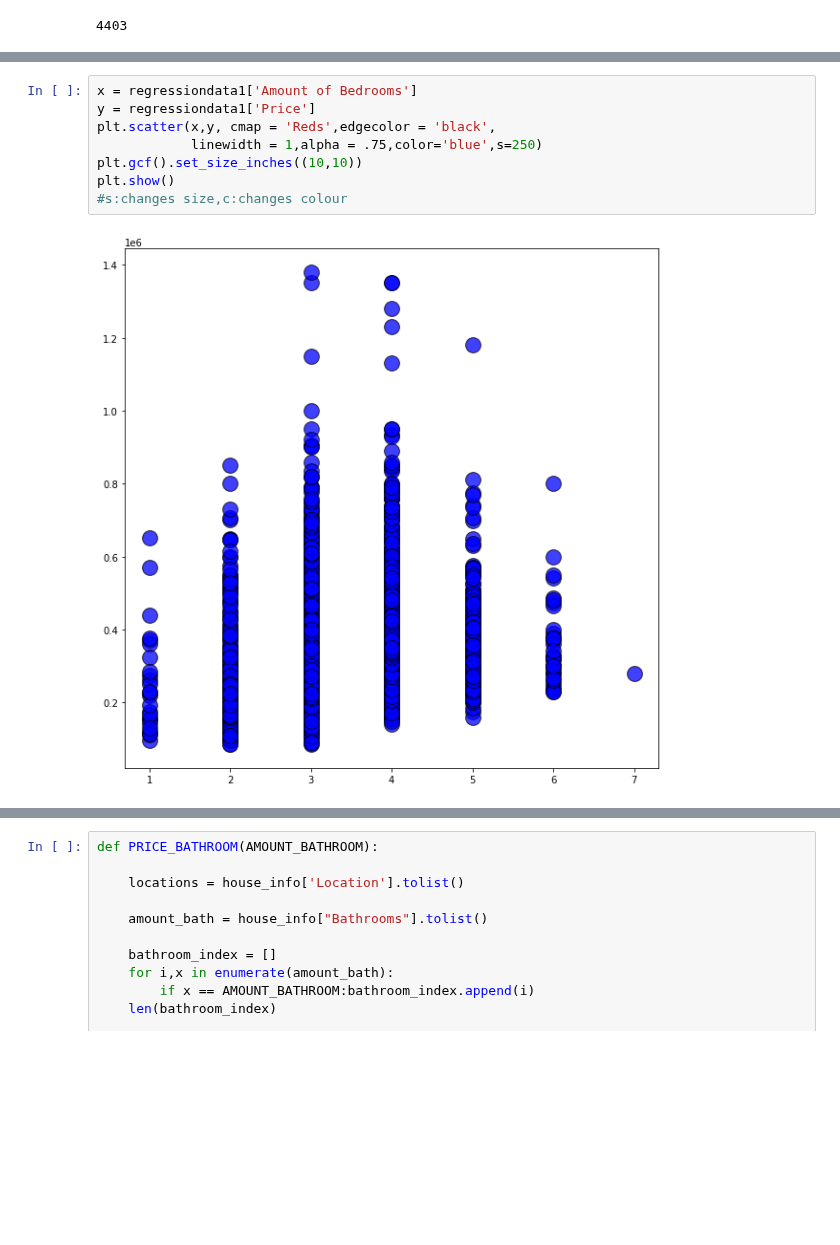
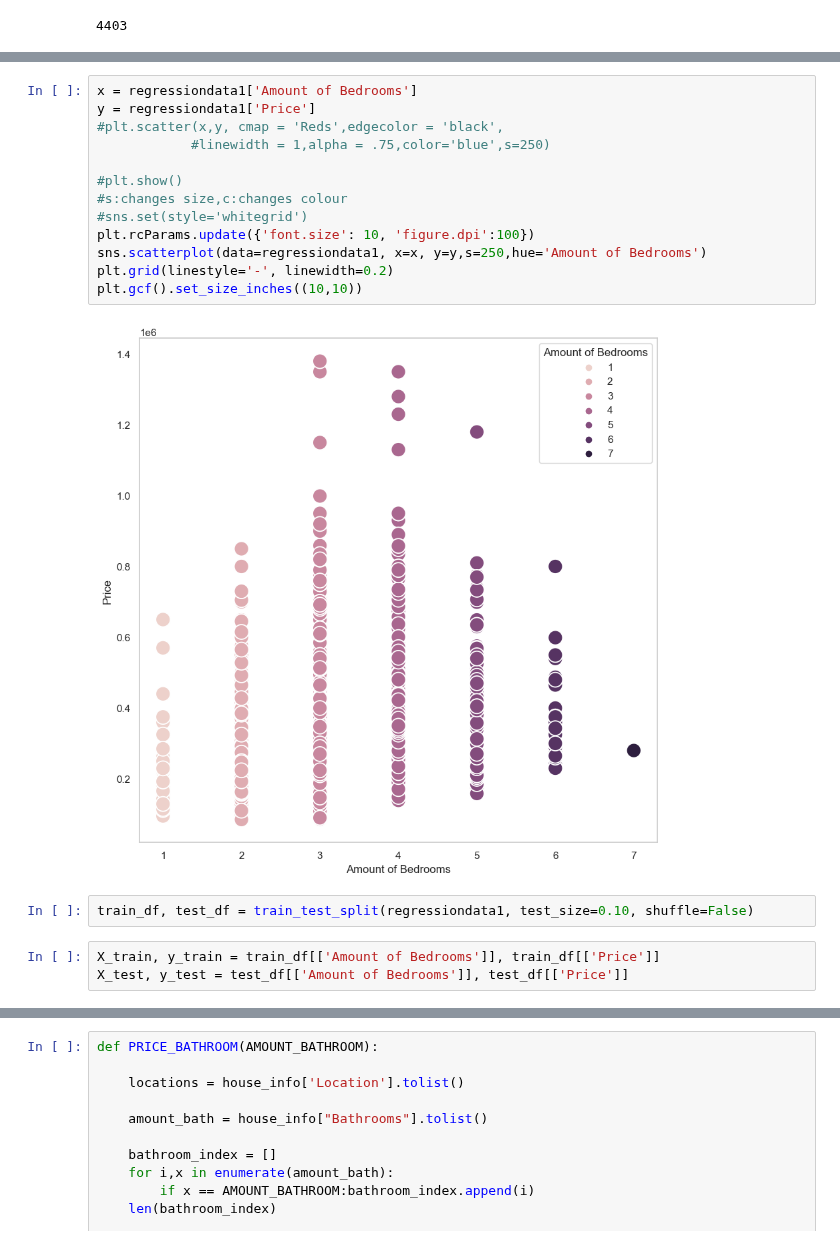
Before and after one commit to ruth-maker/file, a Jupyter notebook: House sales.ipynb, the cells around one changed output, grey strips where cells are left out. Saved outputs shown, nothing was run; the diff lists cells and outputs as text; blank space fills up the shorter version.

```diff
--- a/House sales.ipynb
+++ b/House sales.ipynb
@@ -1250,10 +1250,20 @@ regressiondata1.head
 # %%
 x = regressiondata1['Amount of Bedrooms']
 y = regressiondata1['Price']
-plt.scatter(x,y, cmap = 'Reds',edgecolor = 'black',
-            linewidth = 1,alpha = .75,color='blue',s=250)
+#plt.scatter(x,y, cmap = 'Reds',edgecolor = 'black',
+            #linewidth = 1,alpha = .75,color='blue',s=250)
+
+#plt.show()
+#s:changes size,c:changes colour
+#sns.set(style='whitegrid')
+plt.rcParams.update({'font.size': 10, 'figure.dpi':100})
+sns.scatterplot(data=regressiondata1, x=x, y=y,s=250,hue='Amount of Bedrooms')
+plt.grid(linestyle='-', linewidth=0.2)
 plt.gcf().set_size_inches((10,10))
-plt.show()
-#s:changes size,c:changes colour
 # %% [output]
-[figure, old version]
+[figure, new version]
+# %%
+train_df, test_df = train_test_split(regressiondata1, test_size=0.10, shuffle=False)
+# %%
+X_train, y_train = train_df[['Amount of Bedrooms']], train_df[['Price']]
+X_test, y_test = test_df[['Amount of Bedrooms']], test_df[['Price']]
```
Also changed, not shown: parts of 16 cells of this notebook.
